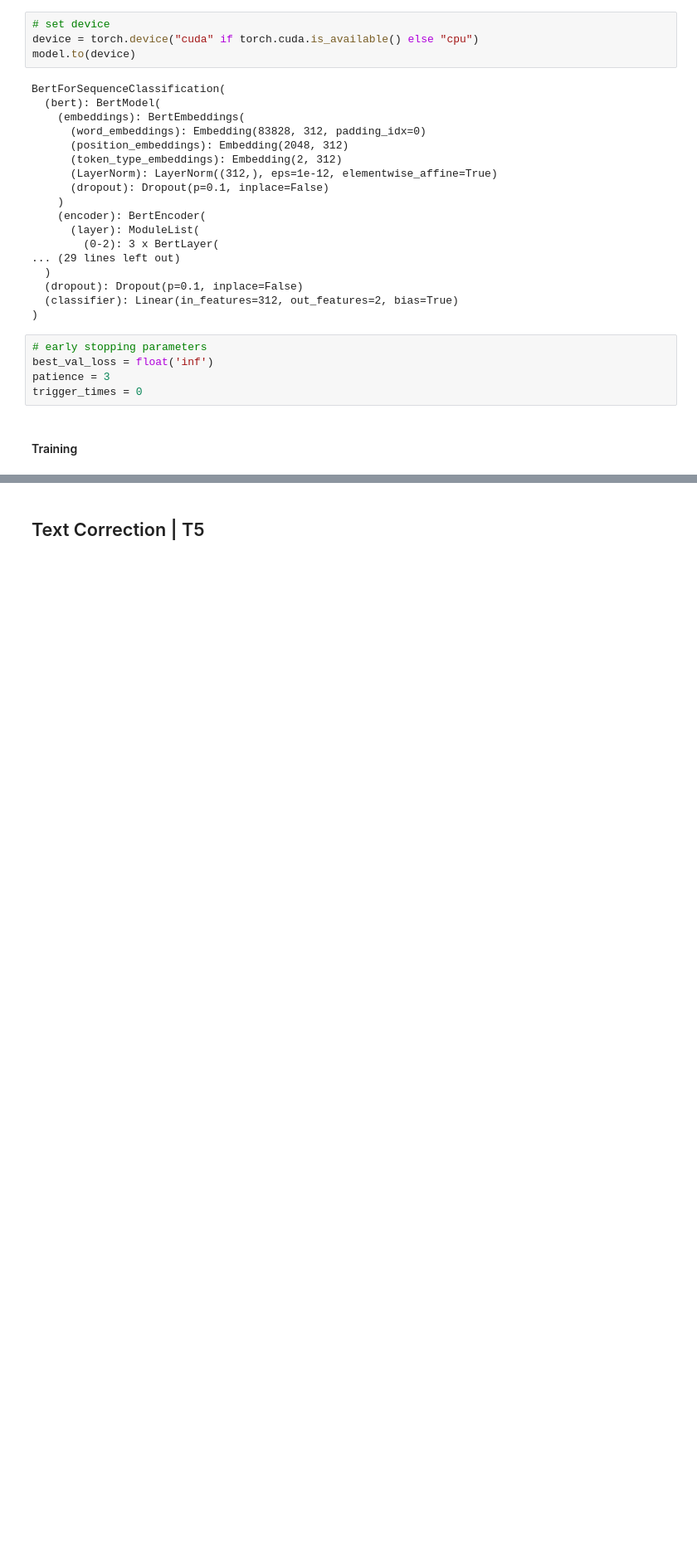
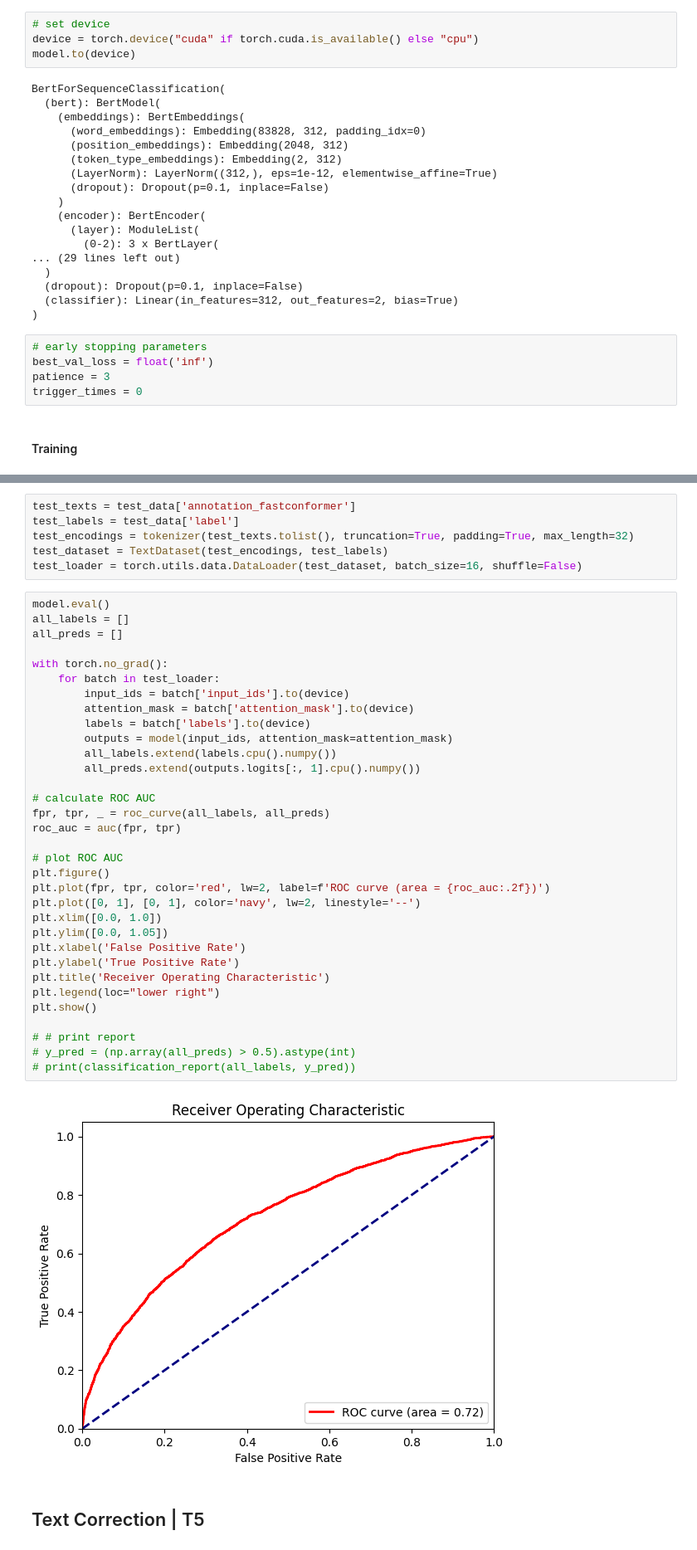
Before and after one commit to 13-wer/wer, a Jupyter notebook: notebooks/tiny_bert.ipynb, the cells around one changed output, grey strips where cells are left out. Shown at 83% size. Cells and saved outputs as stored; diff of their text form; blank space fills up the shorter version.

Commit message:
best_model + test

```diff
--- a/notebooks/tiny_bert.ipynb
+++ b/notebooks/tiny_bert.ipynb
@@ -226,3 +240,44 @@ plt.show()
+# %%
+test_texts = test_data['annotation_fastconformer']
+test_labels = test_data['label']
+test_encodings = tokenizer(test_texts.tolist(), truncation=True, padding=True, max_length=32)
+test_dataset = TextDataset(test_encodings, test_labels)
+test_loader = torch.utils.data.DataLoader(test_dataset, batch_size=16, shuffle=False)
+# %%
+model.eval()
+all_labels = []
+all_preds = []
+
+with torch.no_grad():
+    for batch in test_loader:
+        input_ids = batch['input_ids'].to(device)
+        attention_mask = batch['attention_mask'].to(device)
+        labels = batch['labels'].to(device)
+        outputs = model(input_ids, attention_mask=attention_mask)
+        all_labels.extend(labels.cpu().numpy())
+        all_preds.extend(outputs.logits[:, 1].cpu().numpy())
+
+# calculate ROC AUC
+fpr, tpr, _ = roc_curve(all_labels, all_preds)
+roc_auc = auc(fpr, tpr)
+
+# plot ROC AUC
+plt.figure()
+plt.plot(fpr, tpr, color='red', lw=2, label=f'ROC curve (area = {roc_auc:.2f})')
+plt.plot([0, 1], [0, 1], color='navy', lw=2, linestyle='--')
+plt.xlim([0.0, 1.0])
+plt.ylim([0.0, 1.05])
+plt.xlabel('False Positive Rate')
+plt.ylabel('True Positive Rate')
+plt.title('Receiver Operating Characteristic')
+plt.legend(loc="lower right")
+plt.show()
+
+# # print report
+# y_pred = (np.array(all_preds) > 0.5).astype(int)
+# print(classification_report(all_labels, y_pred))
+# %% [output]
+[figure, added]
 # %% [markdown]
 ## Text Correction | T5
 # %%
```
Also changed, not shown: parts of 13 cells of this notebook.
